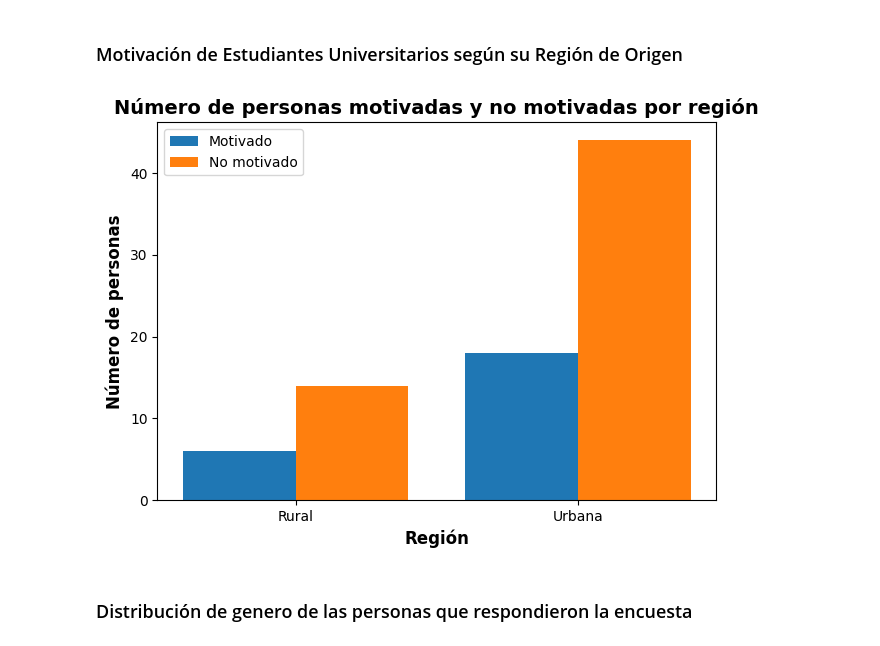
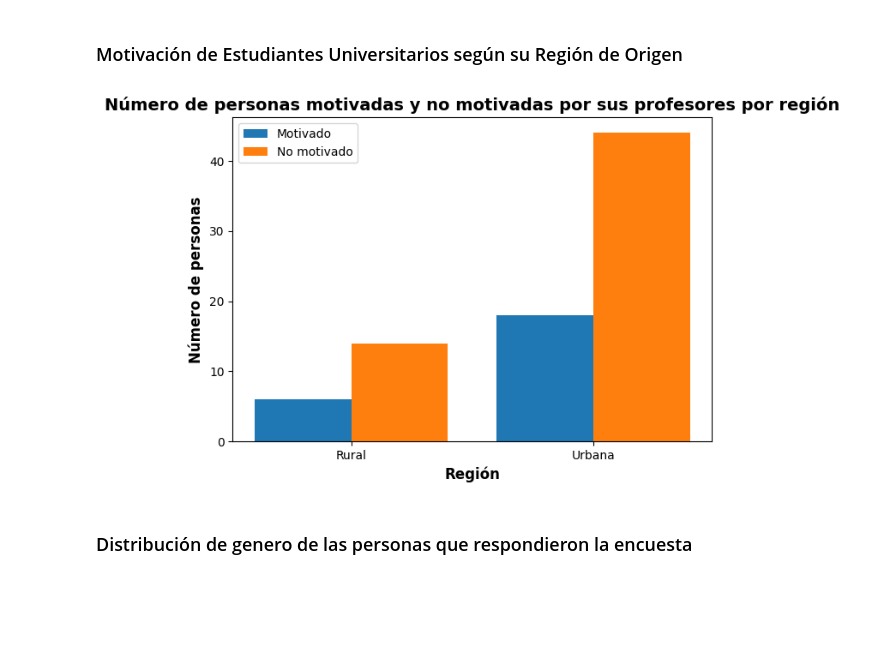
Before and after one commit to L4F7/Data_analysis_with_Python, a Jupyter notebook: survey_data_analysis.ipynb, the cells around one changed output. Cells and saved outputs as stored; diff of their text form; code cells hidden in the pictures; blank space fills up the shorter version.

Commit message:
Fix graphs titles

```diff
--- a/survey_data_analysis.ipynb
+++ b/survey_data_analysis.ipynb
@@ -17,35 +17,35 @@ totalPeople = len(data)
 # Define the columns that will be used to get the number of people that answered the survey by region of origin and motivation by teachers
 region_col = 'Indique la región de la cual viene'
 motivated_col = '¿Tuvo motivación por los profesores de secundaria para escoger la carrera?'
 
 # Get the number of people that answered the survey by region of origin
 rural_motivated = data[(data[region_col] == 'Rural') & (data[motivated_col] == 'Si')]
 rural_non_motivated = data[(data[region_col] == 'Rural') & (data[motivated_col] == 'No')]
 urban_motivated = data[(data[region_col] == 'Urbana') & (data[motivated_col] == 'Si')]
 urban_non_motivated = data[(data[region_col] == 'Urbana') & (data[motivated_col] == 'No')]
 
 # Get the number of people that answered the survey by region of origin and motivation by teachers
 motivated_counts = [len(rural_motivated), len(urban_motivated)]
 non_motivated_counts = [len(rural_non_motivated), len(urban_non_motivated)]
 
 # Define the labels for the regions
 region_labels = ['Rural', 'Urbana']
 
 regionIndexes = np.arange(len(region_labels))
 
 plt.bar(regionIndexes - 0.2, motivated_counts, 0.4, label='Motivado')
 plt.bar(regionIndexes + 0.2, non_motivated_counts, 0.4, label='No motivado')
 
 plt.xticks(regionIndexes, region_labels)
 plt.xlabel("Región", fontsize=12, fontweight='bold')
 plt.ylabel("Número de personas", fontsize=12, fontweight='bold')
-plt.title("Número de personas motivadas y no motivadas por región", fontsize=14, fontweight='bold')
+plt.title("Número de personas motivadas y no motivadas por sus profesores por región", fontsize=14, fontweight='bold')
 plt.legend()
 plt.tight_layout()
 plt.savefig('results/motivated_by_region.png', bbox_inches='tight')
 plt.show()
 # %% [output]
-[figure, old version]
+[figure, new version]
 # %% [markdown]
 ### Distribución de genero de las personas que respondieron la encuesta
 # %%
```
Also changed, not shown: parts of 1 cell of this notebook, 3 other files.
